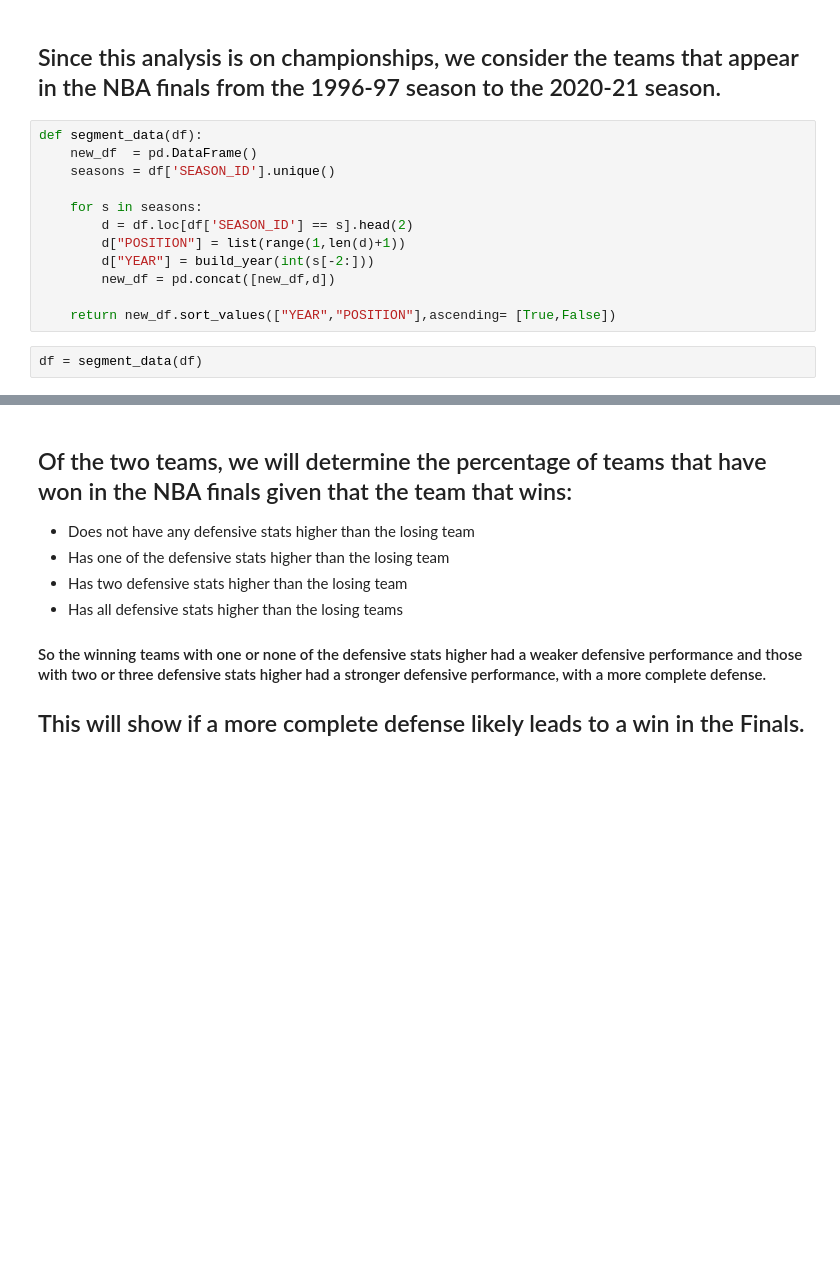
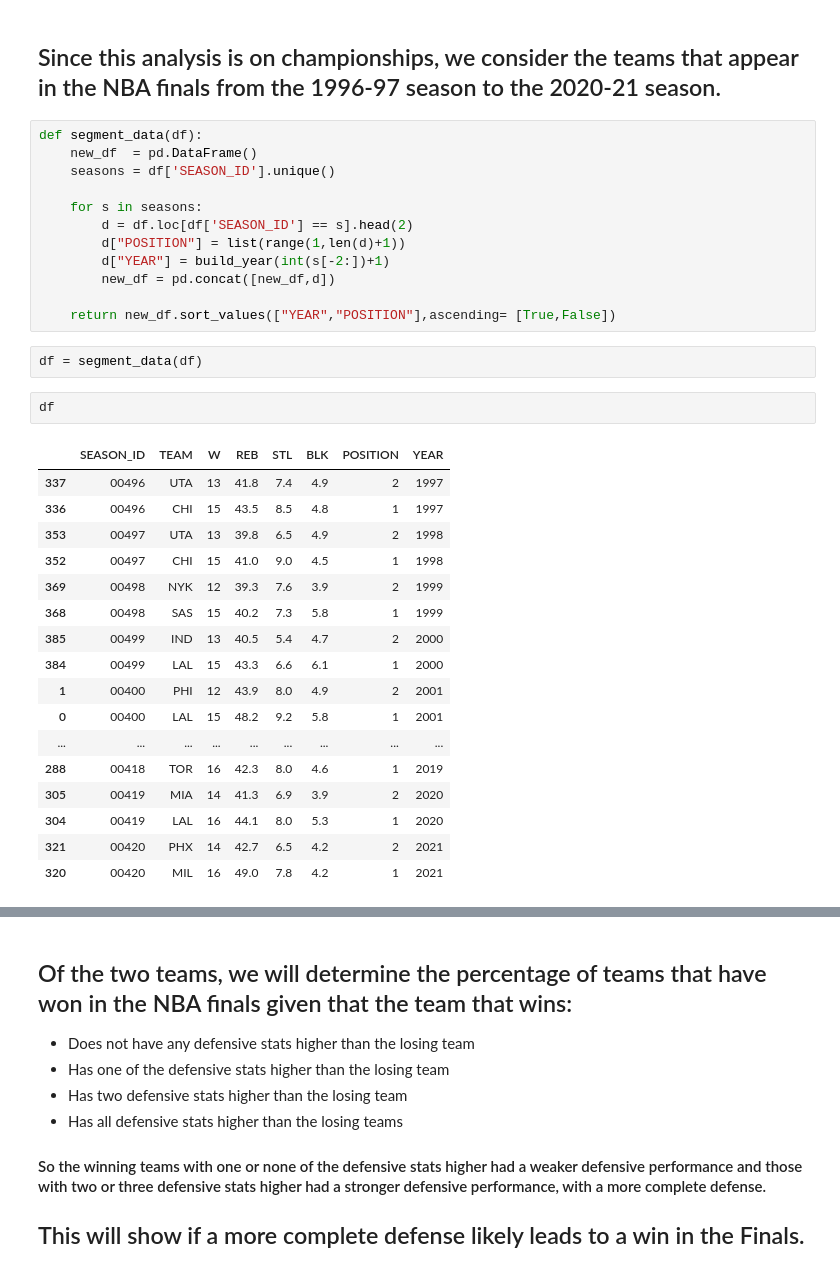
Before and after one commit to Blunt10K/NBA, a Jupyter notebook: notebooks/championships_and_defense.ipynb, the cells around one changed output, grey strips where cells are left out. Cells and saved outputs as stored; diff of their text form; blank space fills up the shorter version.

```diff
--- a/notebooks/championships_and_defense.ipynb
+++ b/notebooks/championships_and_defense.ipynb
@@ -51,10 +53,30 @@ def segment_data(df):
     for s in seasons:
         d = df.loc[df['SEASON_ID'] == s].head(2)
         d["POSITION"] = list(range(1,len(d)+1))
-        d["YEAR"] = build_year(int(s[-2:]))
+        d["YEAR"] = build_year(int(s[-2:])+1)
         new_df = pd.concat([new_df,d])
 
     return new_df.sort_values(["YEAR","POSITION"],ascending= [True,False])
 # %%
 df = segment_data(df)
+# %%
+df
+# %% [output]
+|  | SEASON_ID | TEAM | W | REB | STL | BLK | POSITION | YEAR |
+| 337 | 00496 | UTA | 13 | 41.8 | 7.4 | 4.9 | 2 | 1997 |
+| 336 | 00496 | CHI | 15 | 43.5 | 8.5 | 4.8 | 1 | 1997 |
+| 353 | 00497 | UTA | 13 | 39.8 | 6.5 | 4.9 | 2 | 1998 |
+| 352 | 00497 | CHI | 15 | 41.0 | 9.0 | 4.5 | 1 | 1998 |
+| 369 | 00498 | NYK | 12 | 39.3 | 7.6 | 3.9 | 2 | 1999 |
+| 368 | 00498 | SAS | 15 | 40.2 | 7.3 | 5.8 | 1 | 1999 |
+| 385 | 00499 | IND | 13 | 40.5 | 5.4 | 4.7 | 2 | 2000 |
+| 384 | 00499 | LAL | 15 | 43.3 | 6.6 | 6.1 | 1 | 2000 |
+| 1 | 00400 | PHI | 12 | 43.9 | 8.0 | 4.9 | 2 | 2001 |
+| 0 | 00400 | LAL | 15 | 48.2 | 9.2 | 5.8 | 1 | 2001 |
+| ... | ... | ... | ... | ... | ... | ... | ... | ... |
+| 288 | 00418 | TOR | 16 | 42.3 | 8.0 | 4.6 | 1 | 2019 |
+| 305 | 00419 | MIA | 14 | 41.3 | 6.9 | 3.9 | 2 | 2020 |
+| 304 | 00419 | LAL | 16 | 44.1 | 8.0 | 5.3 | 1 | 2020 |
+| 321 | 00420 | PHX | 14 | 42.7 | 6.5 | 4.2 | 2 | 2021 |
+| 320 | 00420 | MIL | 16 | 49.0 | 7.8 | 4.2 | 1 | 2021 |
 # %%
```
Also changed, not shown: parts of 13 cells of this notebook, 2 other files.
